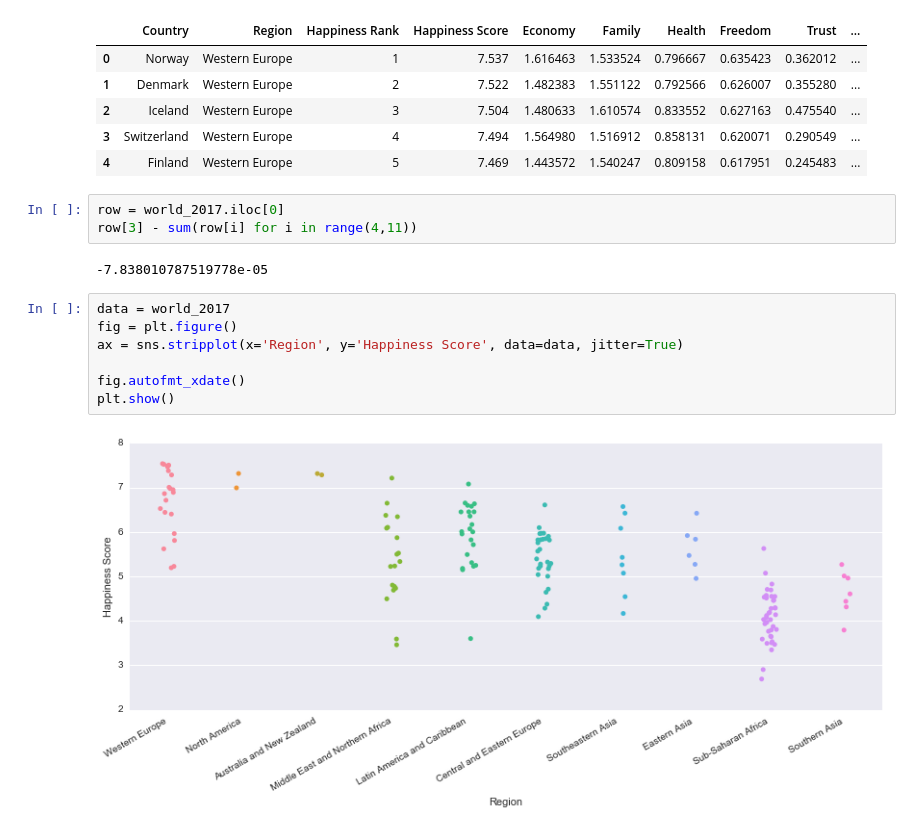
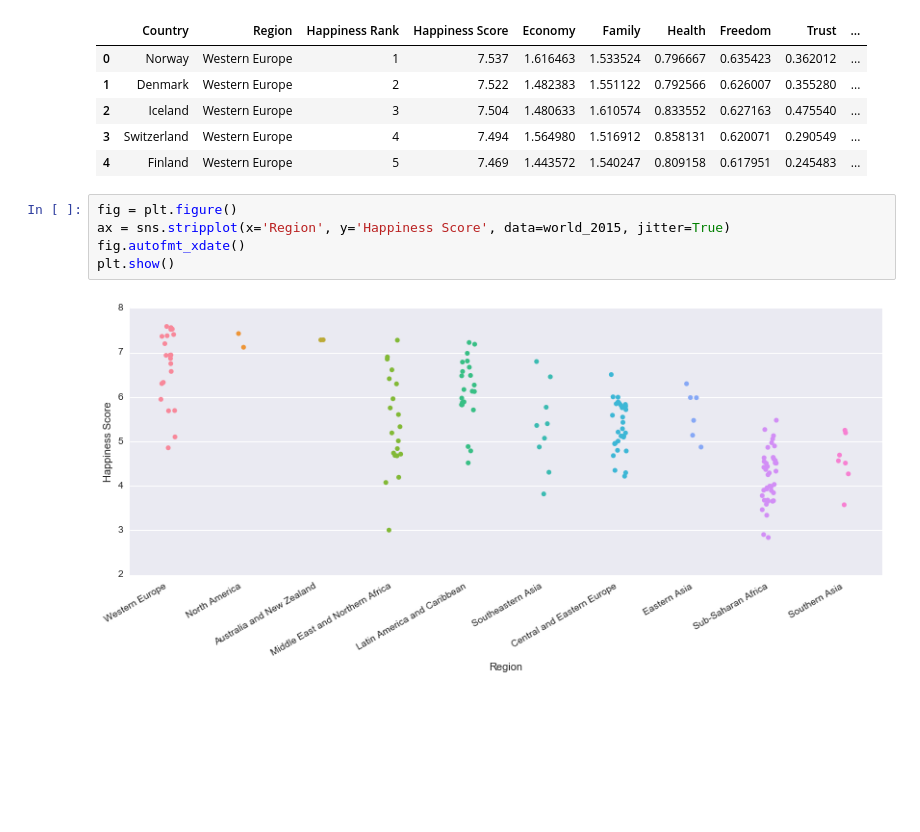
Before and after one commit to MarieRoald/MLkurs, a Jupyter notebook: notebooks/World happiness.ipynb, the cells around one changed output. Cells and saved outputs as stored; diff of their text form; blank space fills up the shorter version.

```diff
--- a/notebooks/World happiness.ipynb
+++ b/notebooks/World happiness.ipynb
@@ -91,17 +91,10 @@ world_2017.head()
 | 2 | Iceland | Western Europe | 3 | 7.504 | 1.480633 | 1.610574 | 0.833552 | 0.627163 | 0.475540 | ... |
 | 3 | Switzerland | Western Europe | 4 | 7.494 | 1.564980 | 1.516912 | 0.858131 | 0.620071 | 0.290549 | ... |
 | 4 | Finland | Western Europe | 5 | 7.469 | 1.443572 | 1.540247 | 0.809158 | 0.617951 | 0.245483 | ... |
-# %%
-row = world_2017.iloc[0]
-row[3] - sum(row[i] for i in range(4,11))
-# %% [output]
--7.838010787519778e-05
 # %%
-data = world_2017
 fig = plt.figure()
-ax = sns.stripplot(x='Region', y='Happiness Score', data=data, jitter=True)
-
+ax = sns.stripplot(x='Region', y='Happiness Score', data=world_2015, jitter=True)
 fig.autofmt_xdate()
 plt.show()
 # %% [output]
-[figure, old version]
+[figure, new version]
```
Also changed, not shown: parts of 6 cells of this notebook.
